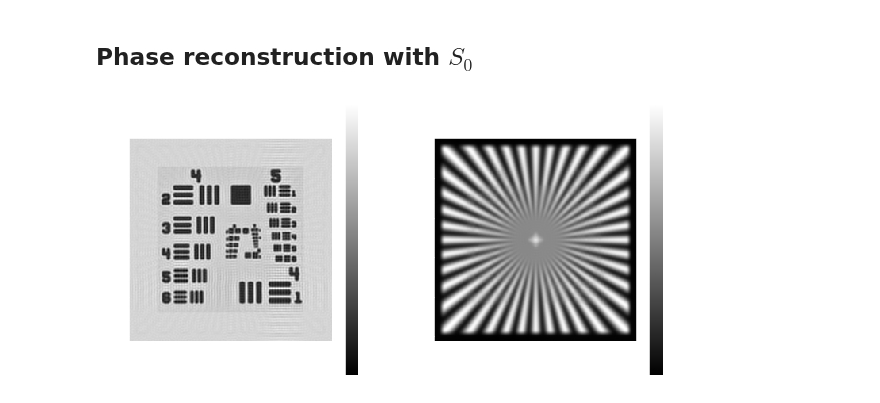
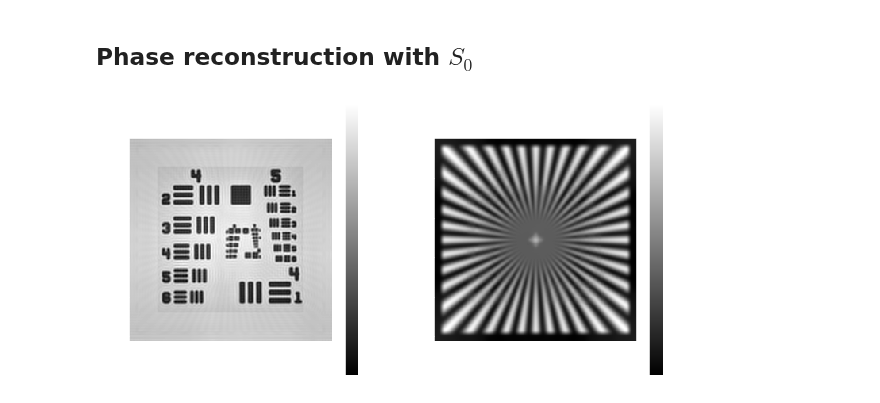
Before and after one commit to mehta-lab/waveorder, a Jupyter notebook: example/Polscope_phase_recon.ipynb, the cells around one changed output. Drawn from its saved outputs; the diff is of its cells as text; code cells hidden in the pictures.

```diff
--- a/example/Polscope_phase_recon.ipynb
+++ b/example/Polscope_phase_recon.ipynb
@@ -24,10 +24,10 @@ f.close()
 ### Stokes vector/Polarization reconstruction
 # %%
 _, _, N, M = I_meas.shape
-LRHC        = 'RHC'
+cali        = False
 bg_option   = 'global'
 
-setup = wo.waveorders_microscopy((N,M), lambda_illu, ps, NA_obj, NA_illu, z_defocus, chi, LRHC, bg_option)
+setup = wo.waveorders_microscopy((N,M), lambda_illu, ps, NA_obj, NA_illu, z_defocus, chi, cali, bg_option)
 S_image_recon = setup.Stokes_recon(I_meas)
 S_image_tm = setup.Stokes_transform(S_image_recon)
 Recon_para =setup.Polarization_recon(S_image_tm)
@@ -54,12 +54,14 @@ interactive(children=(IntSlider(value=0, description='stack_idx', max=4), Output
 ## Phase reconstruction with $S_0$
 # %%
 
-reg = 1e-6
+
+reg_u = 1e-3
+reg_p = 1e-3
 S0_stack = S_image_recon[:,0,:,:].copy()
 
-mu_sample, phi_sample = setup.Phase_recon(S0_stack, reg)
+mu_sample, phi_sample = setup.Phase_recon(S0_stack, method='Tikhonov', reg_u = reg_u, reg_p = reg_p)
 
 wo.plot_multicolumn(np.array([mu_sample, phi_sample]), num_col=2, size=5, \
                     set_title=True, titles = ['Reconstructed absorption', 'Reconstructed phase'])
 # %% [output]
-[figure, old version]
+[figure, new version]
```
